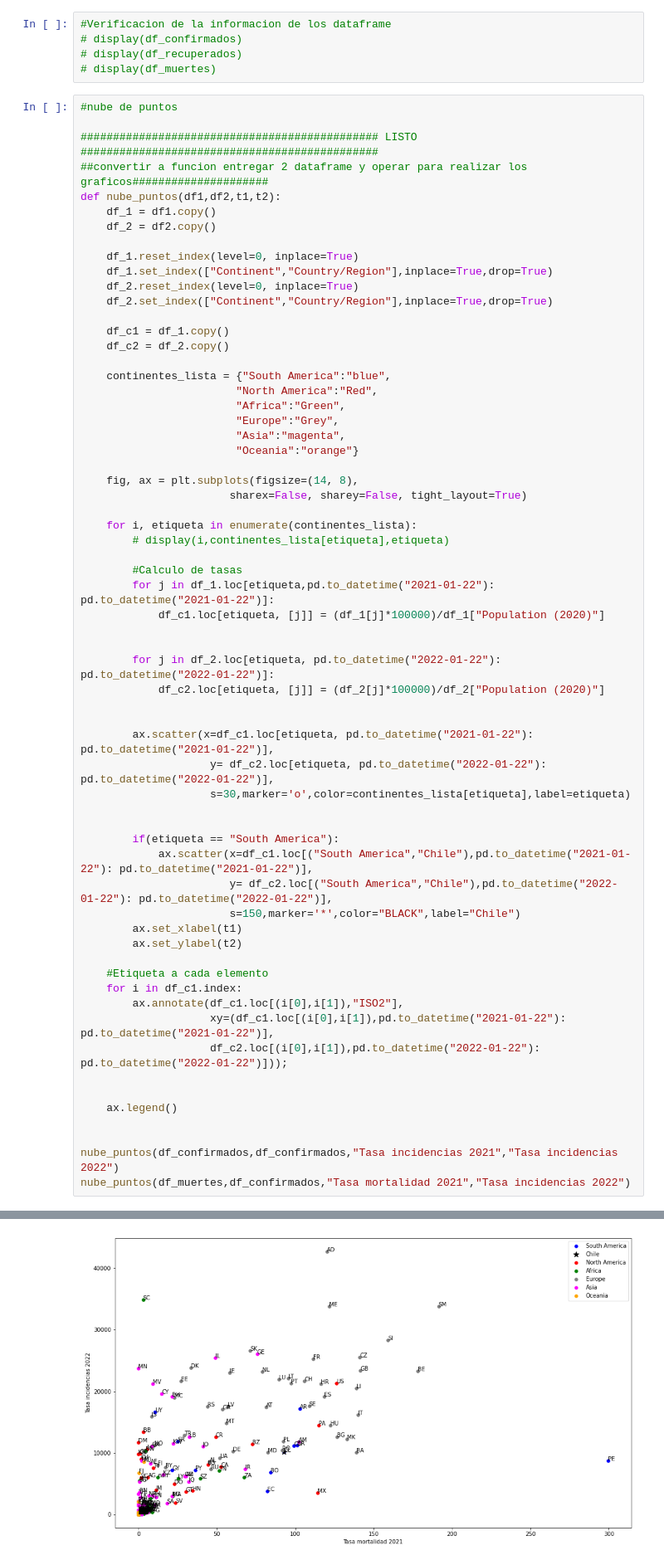
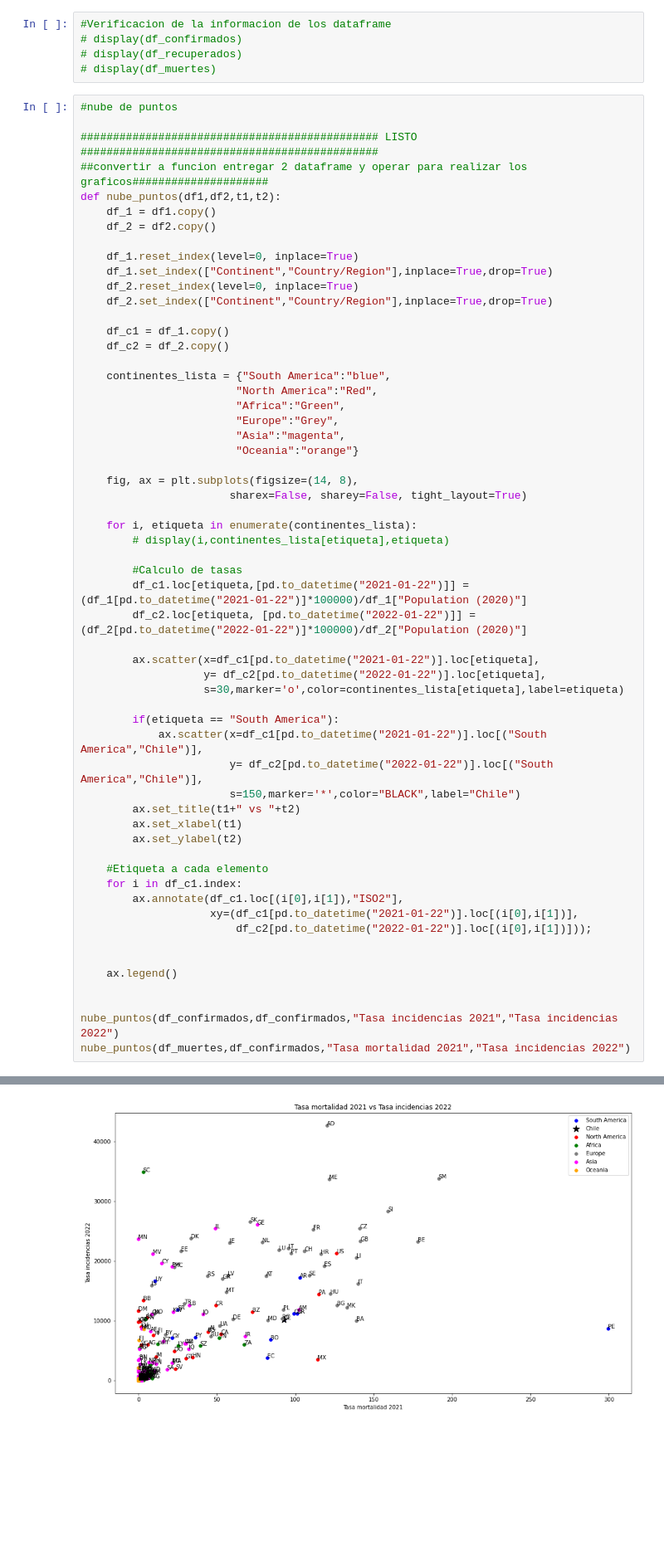
Before and after one commit to FelipePrieto22/dashboard, a Jupyter notebook: enunciado.ipynb, the cells around one changed output, grey strips where cells are left out. Shown: that part at 83% size. Drawn from its saved outputs; the diff is of its cells as text; blank space fills up the shorter version.

```diff
--- a/enunciado.ipynb
+++ b/enunciado.ipynb
@@ -316,31 +316,26 @@ def nube_puntos(df1,df2,t1,t2):
         # display(i,continentes_lista[etiqueta],etiqueta)
 
         #Calculo de tasas
-        for j in df_1.loc[etiqueta,pd.to_datetime("2021-01-22"): pd.to_datetime("2021-01-22")]:
-            df_c1.loc[etiqueta, [j]] = (df_1[j]*100000)/df_1["Population (2020)"]
+        df_c1.loc[etiqueta,[pd.to_datetime("2021-01-22")]] = (df_1[pd.to_datetime("2021-01-22")]*100000)/df_1["Population (2020)"]
+        df_c2.loc[etiqueta, [pd.to_datetime("2022-01-22")]] = (df_2[pd.to_datetime("2022-01-22")]*100000)/df_2["Population (2020)"]
 
-
-        for j in df_2.loc[etiqueta, pd.to_datetime("2022-01-22"): pd.to_datetime("2022-01-22")]:
-            df_c2.loc[etiqueta, [j]] = (df_2[j]*100000)/df_2["Population (2020)"]
-
-
-        ax.scatter(x=df_c1.loc[etiqueta, pd.to_datetime("2021-01-22"): pd.to_datetime("2021-01-22")],
-                    y= df_c2.loc[etiqueta, pd.to_datetime("2022-01-22"): pd.to_datetime("2022-01-22")],
-                    s=30,marker='o',color=continentes_lista[etiqueta],label=etiqueta)
-
+        ax.scatter(x=df_c1[pd.to_datetime("2021-01-22")].loc[etiqueta],
+                   y= df_c2[pd.to_datetime("2022-01-22")].loc[etiqueta],
+                   s=30,marker='o',color=continentes_lista[etiqueta],label=etiqueta)
 
         if(etiqueta == "South America"):
-            ax.scatter(x=df_c1.loc[("South America","Chile"),pd.to_datetime("2021-01-22"): pd.to_datetime("2021-01-22")],
-                       y= df_c2.loc[("South America","Chile"),pd.to_datetime("2022-01-22"): pd.to_datetime("2022-01-22")],
+            ax.scatter(x=df_c1[pd.to_datetime("2021-01-22")].loc[("South America","Chile")],
+                       y= df_c2[pd.to_datetime("2022-01-22")].loc[("South America","Chile")],
                        s=150,marker='*',color="BLACK",label="Chile")
+        ax.set_title(t1+" vs "+t2)
         ax.set_xlabel(t1)
         ax.set_ylabel(t2)
 
     #Etiqueta a cada elemento
     for i in df_c1.index:
         ax.annotate(df_c1.loc[(i[0],i[1]),"ISO2"],
-                    xy=(df_c1.loc[(i[0],i[1]),pd.to_datetime("2021-01-22"): pd.to_datetime("2021-01-22")],
-                    df_c2.loc[(i[0],i[1]),pd.to_datetime("2022-01-22"): pd.to_datetime("2022-01-22")]));
+                    xy=(df_c1[pd.to_datetime("2021-01-22")].loc[(i[0],i[1])],
+                        df_c2[pd.to_datetime("2022-01-22")].loc[(i[0],i[1])]));
 
 
     ax.legend()
@@ -353,4 +348,4 @@ nube_puntos(df_muertes,df_confirmados,"Tasa mortalidad 2021","Tasa incidencias 2
-[figure, old version]
+[figure, new version]
 # %% [markdown]
 En base a los rankings y gráficas de nube de punto analice y discuta sobre el caso de Chile considerando las siguientes preguntas guía:
 
```
Also changed, not shown: parts of 4 cells of this notebook.
